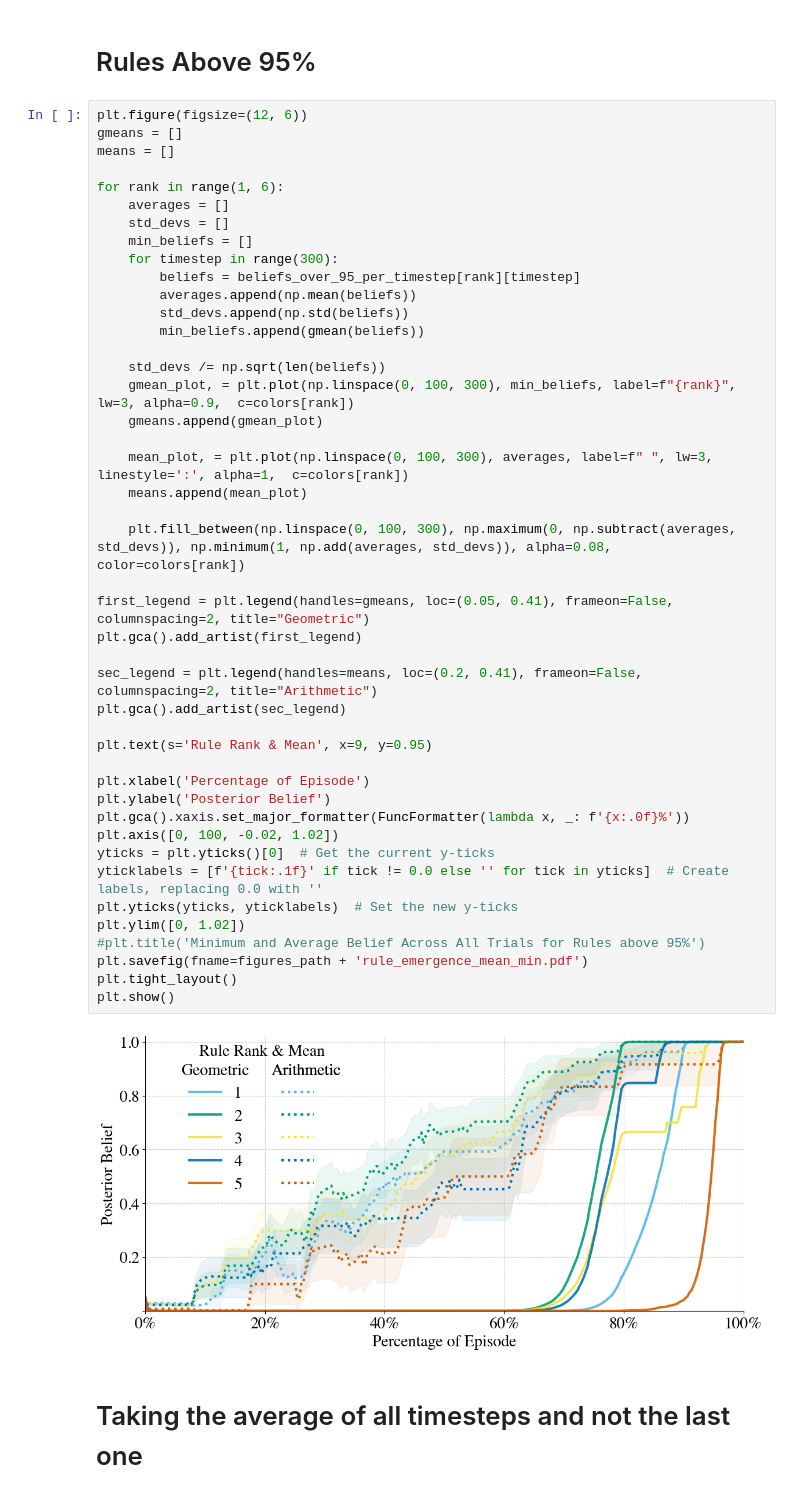
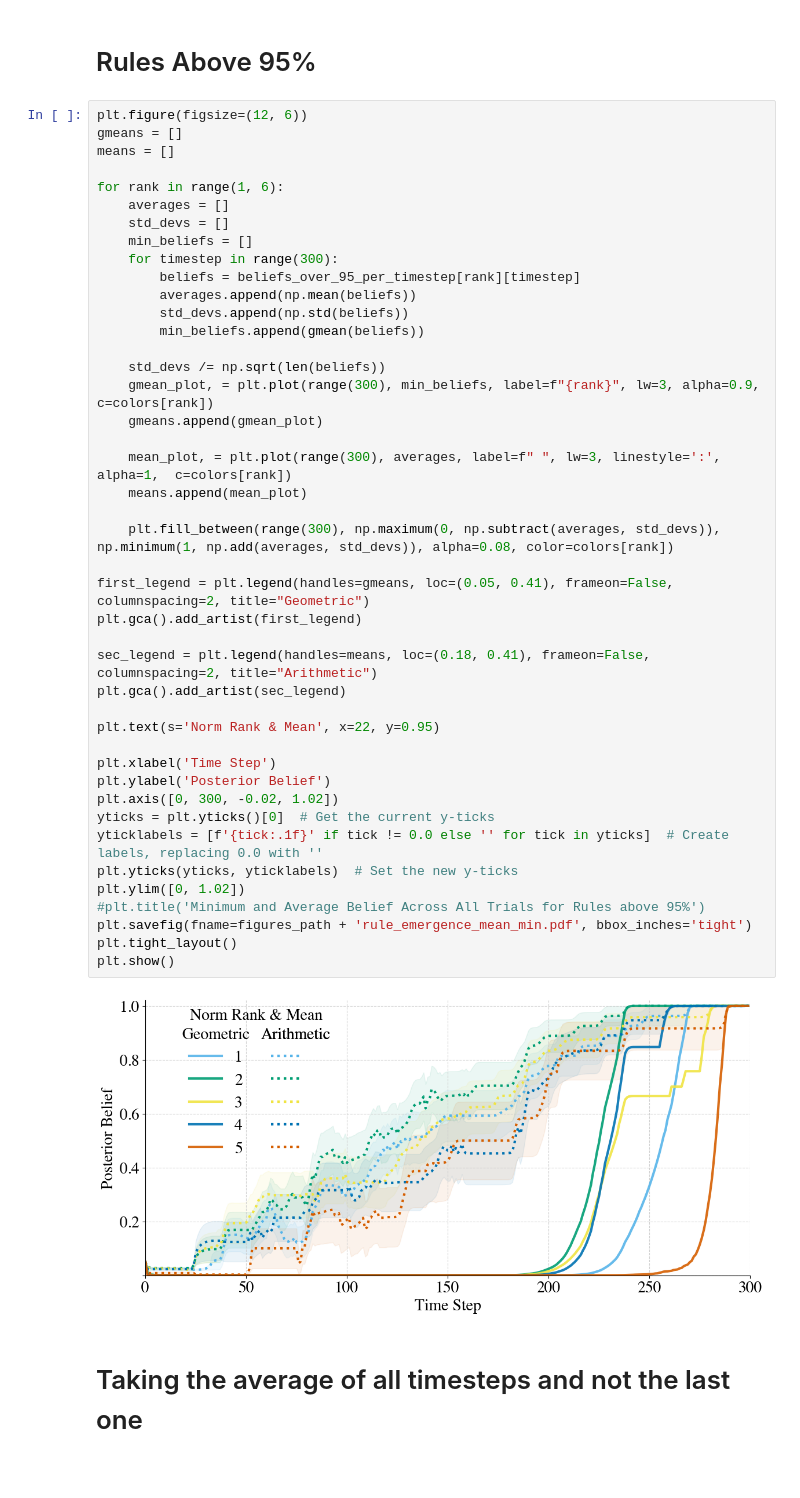
Before and after one commit to ninell-oldenburg/social-contracts, a Jupyter notebook: examples/eval_scripts/plots_emergence.ipynb, the cells around one changed output. Saved outputs shown, nothing was run; the diff lists cells and outputs as text.

Commit message:
plotty plot plot

```diff
--- a/examples/eval_scripts/plots_emergence.ipynb
+++ b/examples/eval_scripts/plots_emergence.ipynb
@@ -299,43 +299,42 @@ for rank in range(1, 6):
     averages = []
     std_devs = []
     min_beliefs = []
     for timestep in range(300):
         beliefs = beliefs_over_95_per_timestep[rank][timestep]
         averages.append(np.mean(beliefs))
         std_devs.append(np.std(beliefs))
         min_beliefs.append(gmean(beliefs))
 
     std_devs /= np.sqrt(len(beliefs))
-    gmean_plot, = plt.plot(np.linspace(0, 100, 300), min_beliefs, label=f"{rank}", lw=3, alpha=0.9,  c=colors[rank])
+    gmean_plot, = plt.plot(range(300), min_beliefs, label=f"{rank}", lw=3, alpha=0.9,  c=colors[rank])
     gmeans.append(gmean_plot)
 
-    mean_plot, = plt.plot(np.linspace(0, 100, 300), averages, label=f" ", lw=3, linestyle=':', alpha=1,  c=colors[rank])
+    mean_plot, = plt.plot(range(300), averages, label=f" ", lw=3, linestyle=':', alpha=1,  c=colors[rank])
     means.append(mean_plot)
 
-    plt.fill_between(np.linspace(0, 100, 300), np.maximum(0, np.subtract(averages, std_devs)), np.minimum(1, np.add(averages, std_devs)), alpha=0.08, color=colors[rank])
+    plt.fill_between(range(300), np.maximum(0, np.subtract(averages, std_devs)), np.minimum(1, np.add(averages, std_devs)), alpha=0.08, color=colors[rank])
 
 first_legend = plt.legend(handles=gmeans, loc=(0.05, 0.41), frameon=False, columnspacing=2, title="Geometric")
 plt.gca().add_artist(first_legend)
 
-sec_legend = plt.legend(handles=means, loc=(0.2, 0.41), frameon=False, columnspacing=2, title="Arithmetic")
+sec_legend = plt.legend(handles=means, loc=(0.18, 0.41), frameon=False, columnspacing=2, title="Arithmetic")
 plt.gca().add_artist(sec_legend)
 
-plt.text(s='Rule Rank & Mean', x=9, y=0.95)
+plt.text(s='Norm Rank & Mean', x=22, y=0.95)
 
-plt.xlabel('Percentage of Episode')
+plt.xlabel('Time Step')
 plt.ylabel('Posterior Belief')
-plt.gca().xaxis.set_major_formatter(FuncFormatter(lambda x, _: f'{x:.0f}%'))
-plt.axis([0, 100, -0.02, 1.02])
+plt.axis([0, 300, -0.02, 1.02])
 yticks = plt.yticks()[0]  # Get the current y-ticks
 yticklabels = [f'{tick:.1f}' if tick != 0.0 else '' for tick in yticks]  # Create labels, replacing 0.0 with ''
 plt.yticks(yticks, yticklabels)  # Set the new y-ticks
 plt.ylim([0, 1.02])
 #plt.title('Minimum and Average Belief Across All Trials for Rules above 95%')
-plt.savefig(fname=figures_path + 'rule_emergence_mean_min.pdf')
+plt.savefig(fname=figures_path + 'rule_emergence_mean_min.pdf', bbox_inches='tight')
 plt.tight_layout()
 plt.show()
 # %% [output]
-[figure, old version]
+[figure, new version]
 # %% [markdown]
 # Taking the average of all timesteps and not the last one
 # %%
```
Also changed, not shown: 7 other files.
